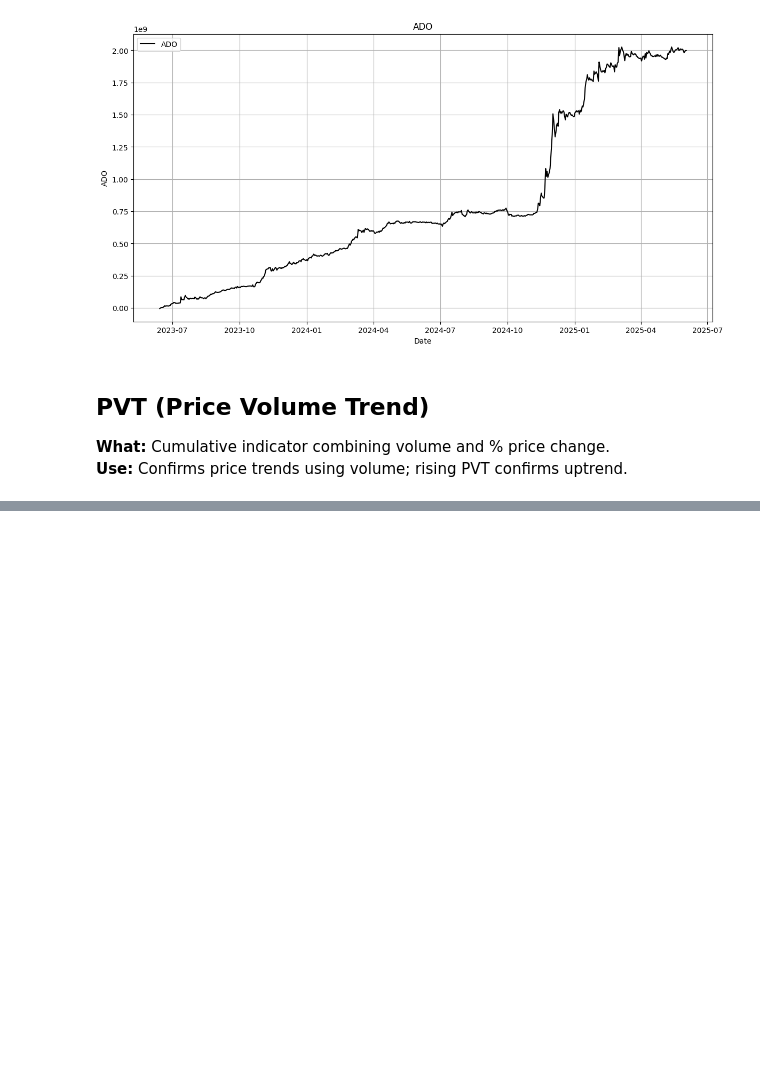
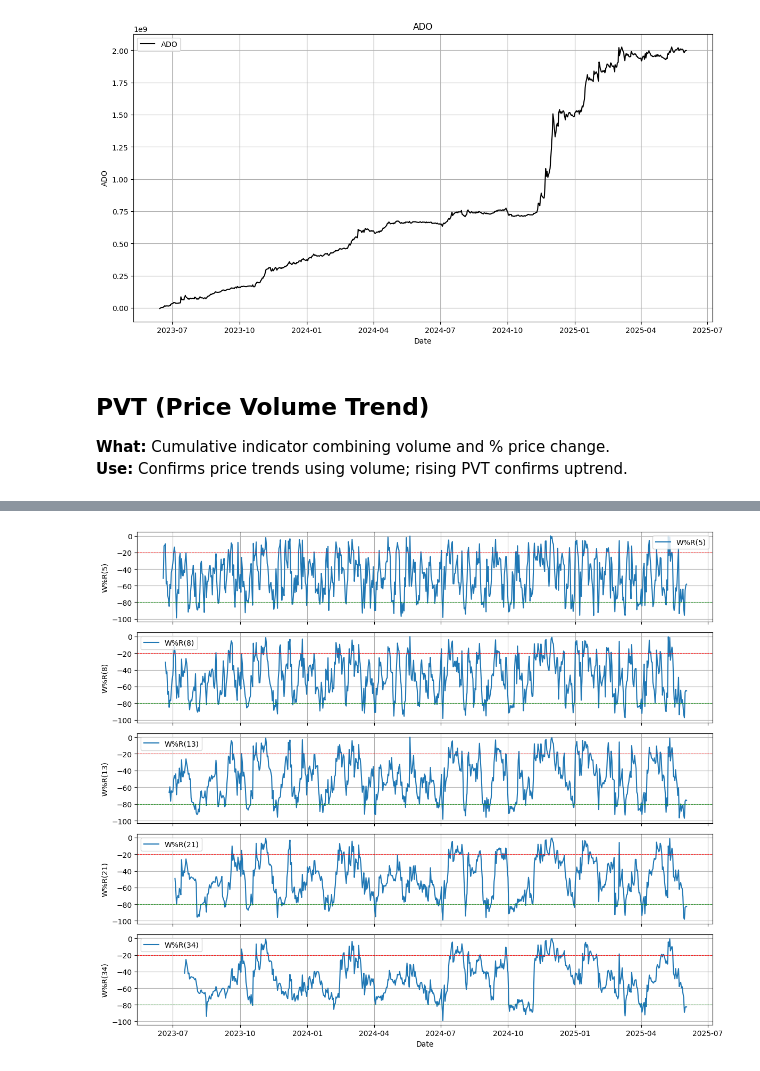
Before and after one commit to Ahkylez/Crypto-Indicators, a Jupyter notebook: crypto_indicators.ipynb, the cells around one changed output, grey strips where cells are left out. Drawn from its saved outputs; the diff is of its cells as text; code cells hidden in the pictures; blank space fills up the shorter version.

```diff
--- a/crypto_indicators.ipynb
+++ b/crypto_indicators.ipynb
@@ -275,0 +330,17 @@ plt.show()
+# %%
+fig, axes = plt.subplots(5, 1, figsize=(12, 10), sharex=True)
+
+for ax, length in zip(axes, [5, 8, 13, 21, 34]):
+    column = f'WILLR_{length}'
+    ax.plot(df.index, df[column], label=f"W%R({length})")
+    ax.axhline(-20, color='red', linestyle='--', linewidth=0.7)
+    ax.axhline(-80, color='green', linestyle='--', linewidth=0.7)
+    ax.set_ylabel(f"W%R({length})")
+    ax.legend()
+    ax.grid(True)
+
+axes[-1].set_xlabel("Date")
+plt.tight_layout()
+plt.show()
+# %% [output]
+[figure, added]
```
Also changed, not shown: parts of 18 cells of this notebook.
